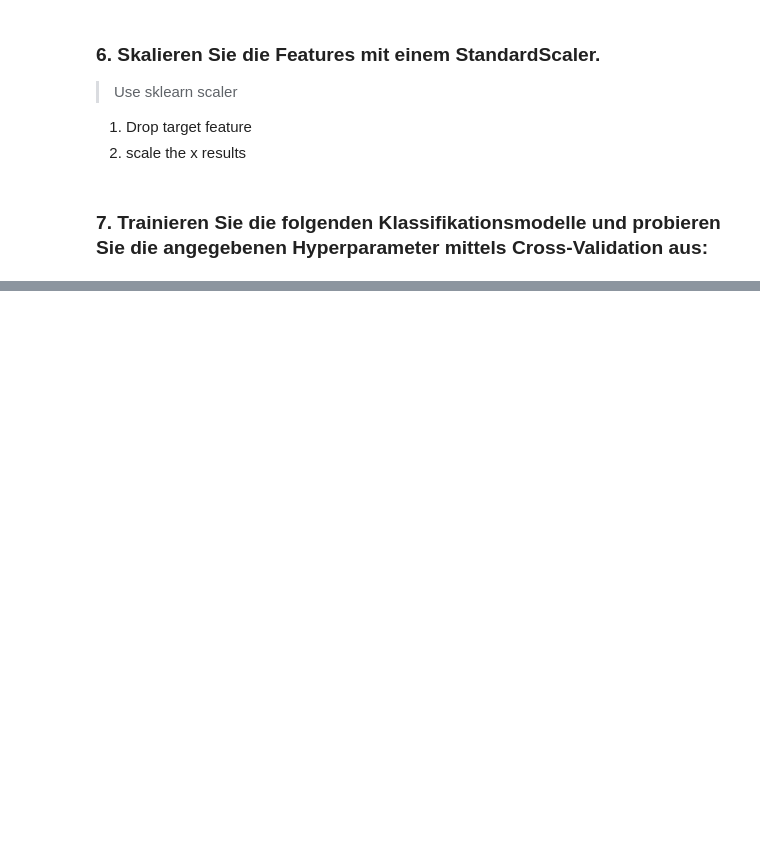
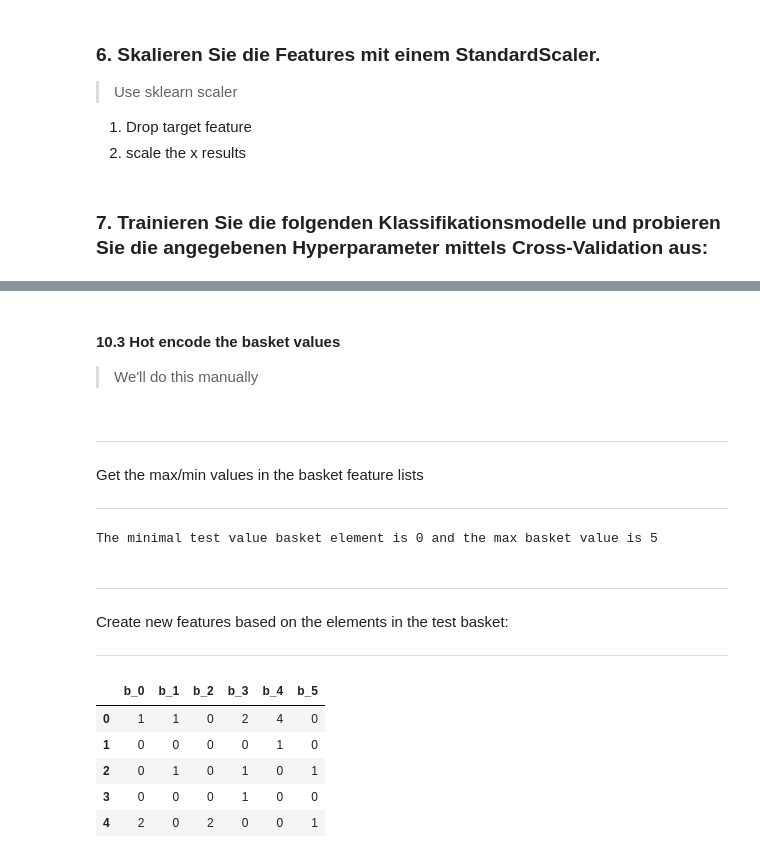
Before and after one commit to daniel-vera-g/ml-project, a Jupyter notebook: ml-project.ipynb, the cells around one changed output, grey strips where cells are left out. Saved outputs shown, nothing was run; the diff lists cells and outputs as text; code cells hidden in the pictures; blank space fills up the shorter version.

```diff
--- a/ml-project.ipynb
+++ b/ml-project.ipynb
@@ -319,0 +408,4 @@ clf_cv.fit(X, y)
+# %%
+test_df = pd.read_csv('datasets/test.csv')
+
+test_df.head()
@@ -319,0 +461,13 @@ clf_cv.fit(X, y)
+# %%
+# TODO maybe as external function due to test code duplication?
+# TODO ask/check whether filling would not be more effective/better
+# TODO if filling better, create function to reduce code duplication
+
+# Drop customerType NaN' s -> See decision why above
+test_cleaned = test_df[test_df['customerType'].notna()]
+
+# Total amount: Fill with mean's
+test_totalAmount_mean = test_cleaned['totalAmount'].mean()
+test_cleaned['totalAmount'].fillna(test_totalAmount_mean, inplace=True)
+
+print(f'Total number of missing test values after cleaning up: {test_cleaned.isnull().sum().sum()}')
@@ -319,0 +516,48 @@ clf_cv.fit(X, y)
+# %% [markdown]
+#### 10.3 Hot encode the basket values
+
+> We'll do this manually
+# %% [markdown]
+<hr>
+Get the max/min values in the basket feature lists
+<hr>
+# %%
+# For each basket, get the min/max
+# Web get them as strings, therefore we use our helper function to convert them to int lists
+test_min_basket_value = min([min(getIntListFromStringList(list)) for list in test_cleaned['basket']])
+test_max_basket_value = max([max(getIntListFromStringList(list)) for list in test_cleaned['basket']])
+
+print(f'The minimal test value basket element is {test_min_basket_value} and the max basket value is {test_max_basket_value}')
+# %% [output]
+The minimal test value basket element is 0 and the max basket value is 5
+# %% [markdown]
+<hr>
+Create new features based on the elements in the test basket:
+<hr>
+# %%
+# List with basket elements
+# NOTE: We assume, that we have all these values in the basket label array
+#       We did NOT test this! Maybe test this to have more security...
+# TODO check whether all values are actually in the list
+test_basketElements = list(range(test_min_basket_value, test_max_basket_value+1))
+
+# Data frame with columns: 'b_0 | b_1 | ...' for each of our basket elements
+test_one_hot_basket = pd.DataFrame([], columns=[f'b_{test_basketElement}' for test_basketElement in test_basketElements])
+
+'''
+Do the one hot encoding for the basket feature.
+Actually just:
+    1. Check for the current basket, whether the element is present
+    2. If present, set the encoding bit
+'''
+for test_basketElement in test_basketElements:
+      test_one_hot_basket[f'b_{test_basketElement}'] = test_cleaned['basket'].apply(lambda x: x.count(str(test_basketElement)))
+
+test_one_hot_basket.head()
+# %% [output]
+|  | b_0 | b_1 | b_2 | b_3 | b_4 | b_5 |
+| 0 | 1 | 1 | 0 | 2 | 4 | 0 |
+| 1 | 0 | 0 | 0 | 0 | 1 | 0 |
+| 2 | 0 | 1 | 0 | 1 | 0 | 1 |
+| 3 | 0 | 0 | 0 | 1 | 0 | 0 |
+| 4 | 2 | 0 | 2 | 0 | 0 | 1 |
```
Also changed, not shown: parts of 91 cells of this notebook.
